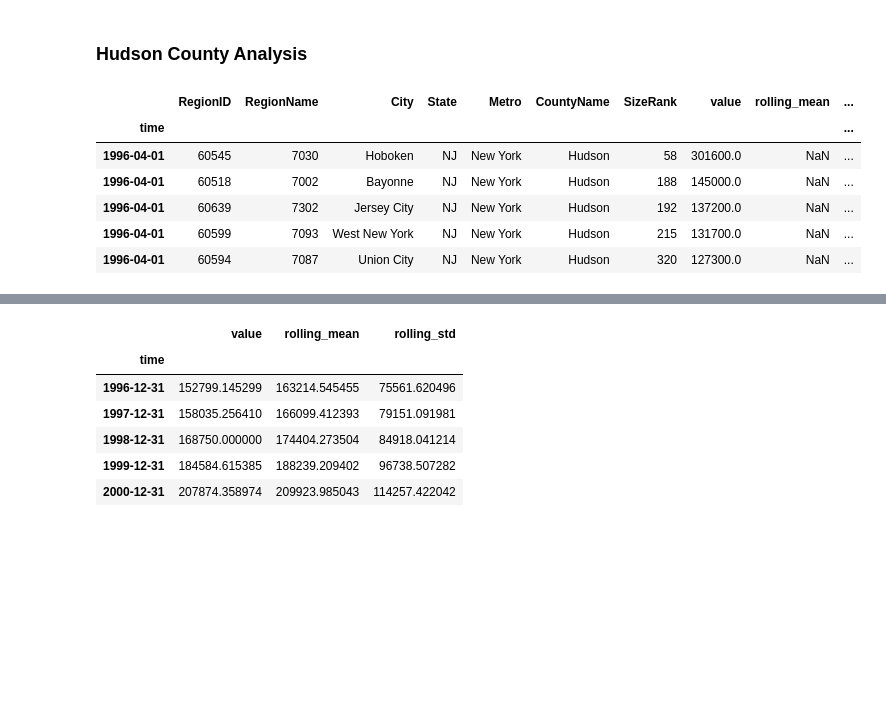
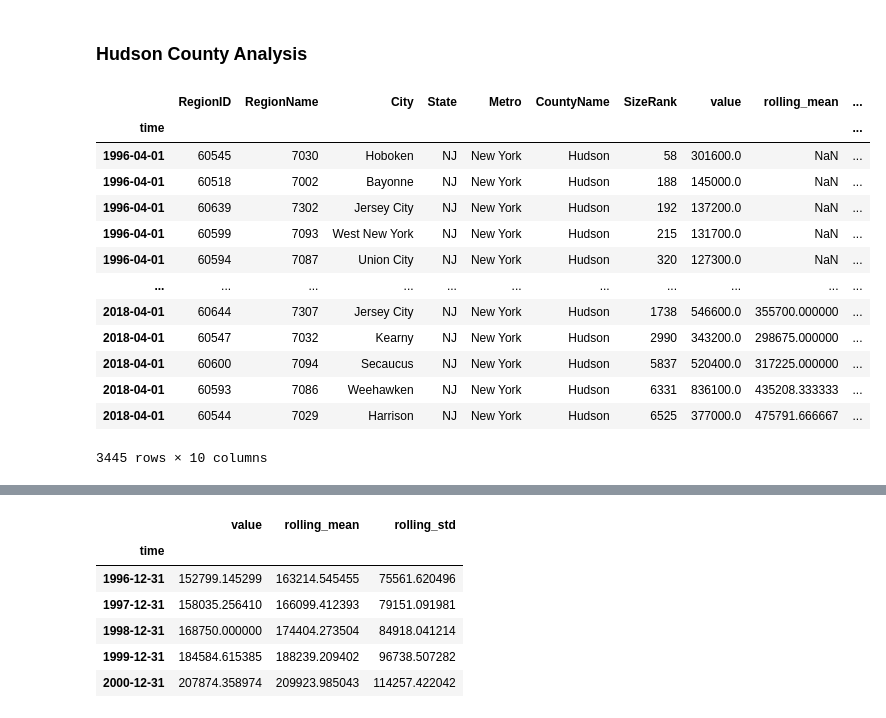
Before and after one commit to jmg0144/Zillow-Time-Series-Analysis, a Jupyter notebook: zillow-time-series-analysis.ipynb, the cells around one changed output, grey strips where cells are left out. Drawn from its saved outputs; the diff is of its cells as text; code cells hidden in the pictures; blank space fills up the shorter version.

```diff
--- a/zillow-time-series-analysis.ipynb
+++ b/zillow-time-series-analysis.ipynb
@@ -253,14 +253,3 @@ array(['Hudson', 'Ocean', 'Middlesex', 'Somerset', 'Monmouth', 'Passaic',
        'Hunterdon', 'Cape May', 'Sussex', 'Salem'], dtype=object)
 # %% [markdown]
 ### Hudson County Analysis
-# %%
-hudson_df = nj_df[(nj_df['CountyName'] == 'Hudson')]
-hudson_df.head()
-# %% [output]
-|  | RegionID | RegionName | City | State | Metro | CountyName | SizeRank | value | rolling_mean | ... |
-| time |  |  |  |  |  |  |  |  |  | ... |
-| 1996-04-01 | 60545 | 7030 | Hoboken | NJ | New York | Hudson | 58 | 301600.0 | NaN | ... |
-| 1996-04-01 | 60518 | 7002 | Bayonne | NJ | New York | Hudson | 188 | 145000.0 | NaN | ... |
-| 1996-04-01 | 60639 | 7302 | Jersey City | NJ | New York | Hudson | 192 | 137200.0 | NaN | ... |
-| 1996-04-01 | 60599 | 7093 | West New York | NJ | New York | Hudson | 215 | 131700.0 | NaN | ... |
-| 1996-04-01 | 60594 | 7087 | Union City | NJ | New York | Hudson | 320 | 127300.0 | NaN | ... |
@@ -267,3 +262,20 @@ hudson_df.head()
+# %%
+hudson_df
+# %% [output]
+|  | RegionID | RegionName | City | State | Metro | CountyName | SizeRank | value | rolling_mean | ... |
+| time |  |  |  |  |  |  |  |  |  | ... |
+| 1996-04-01 | 60545 | 7030 | Hoboken | NJ | New York | Hudson | 58 | 301600.0 | NaN | ... |
+| 1996-04-01 | 60518 | 7002 | Bayonne | NJ | New York | Hudson | 188 | 145000.0 | NaN | ... |
+| 1996-04-01 | 60639 | 7302 | Jersey City | NJ | New York | Hudson | 192 | 137200.0 | NaN | ... |
+| 1996-04-01 | 60599 | 7093 | West New York | NJ | New York | Hudson | 215 | 131700.0 | NaN | ... |
+| 1996-04-01 | 60594 | 7087 | Union City | NJ | New York | Hudson | 320 | 127300.0 | NaN | ... |
+| ... | ... | ... | ... | ... | ... | ... | ... | ... | ... | ... |
+| 2018-04-01 | 60644 | 7307 | Jersey City | NJ | New York | Hudson | 1738 | 546600.0 | 355700.000000 | ... |
+| 2018-04-01 | 60547 | 7032 | Kearny | NJ | New York | Hudson | 2990 | 343200.0 | 298675.000000 | ... |
+| 2018-04-01 | 60600 | 7094 | Secaucus | NJ | New York | Hudson | 5837 | 520400.0 | 317225.000000 | ... |
+| 2018-04-01 | 60593 | 7086 | Weehawken | NJ | New York | Hudson | 6331 | 836100.0 | 435208.333333 | ... |
+| 2018-04-01 | 60544 | 7029 | Harrison | NJ | New York | Hudson | 6525 | 377000.0 | 475791.666667 | ... |
+3445 rows × 10 columns
 # %%
 hudson_df.groupby('time').aggregate({'value':'mean'}).plot(figsize=(15,5))
 plt.title('Hudson County Average Home Values');
```
Also changed, not shown: parts of 120 cells of this notebook.
